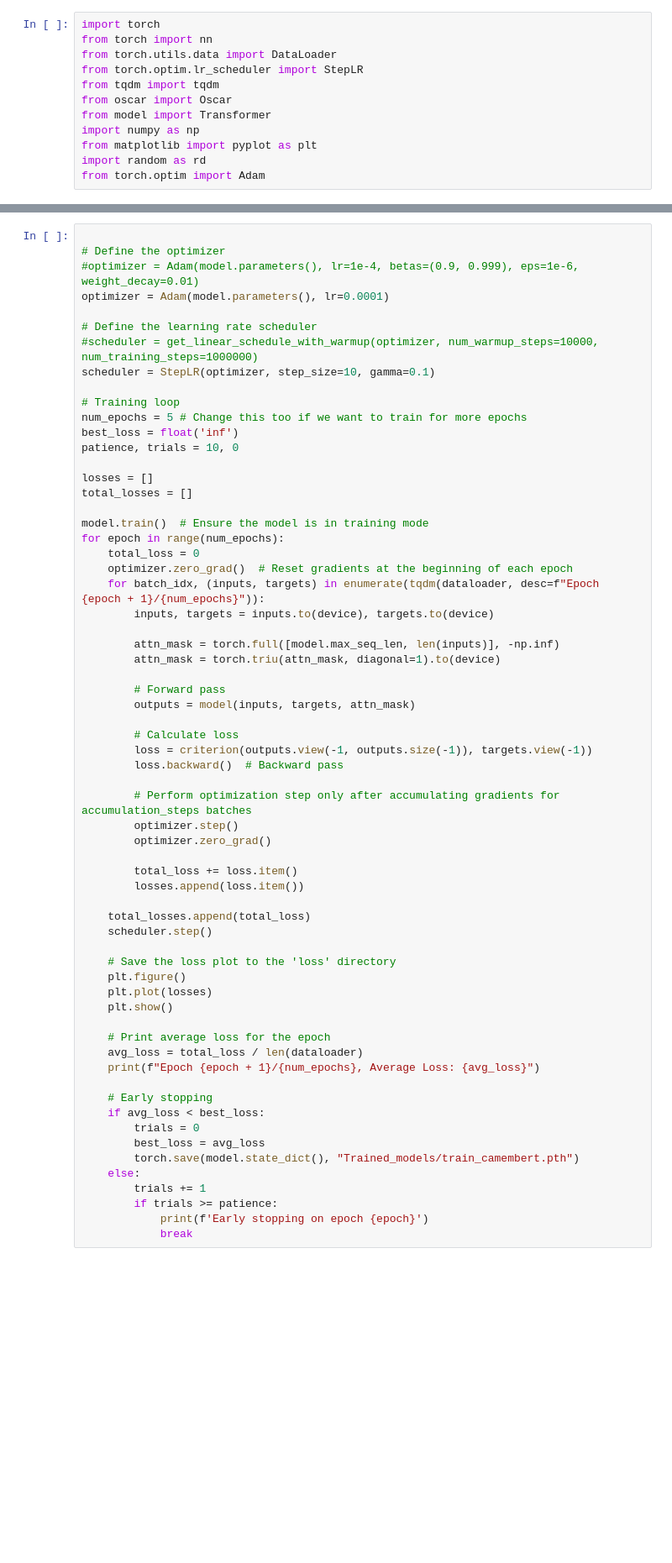
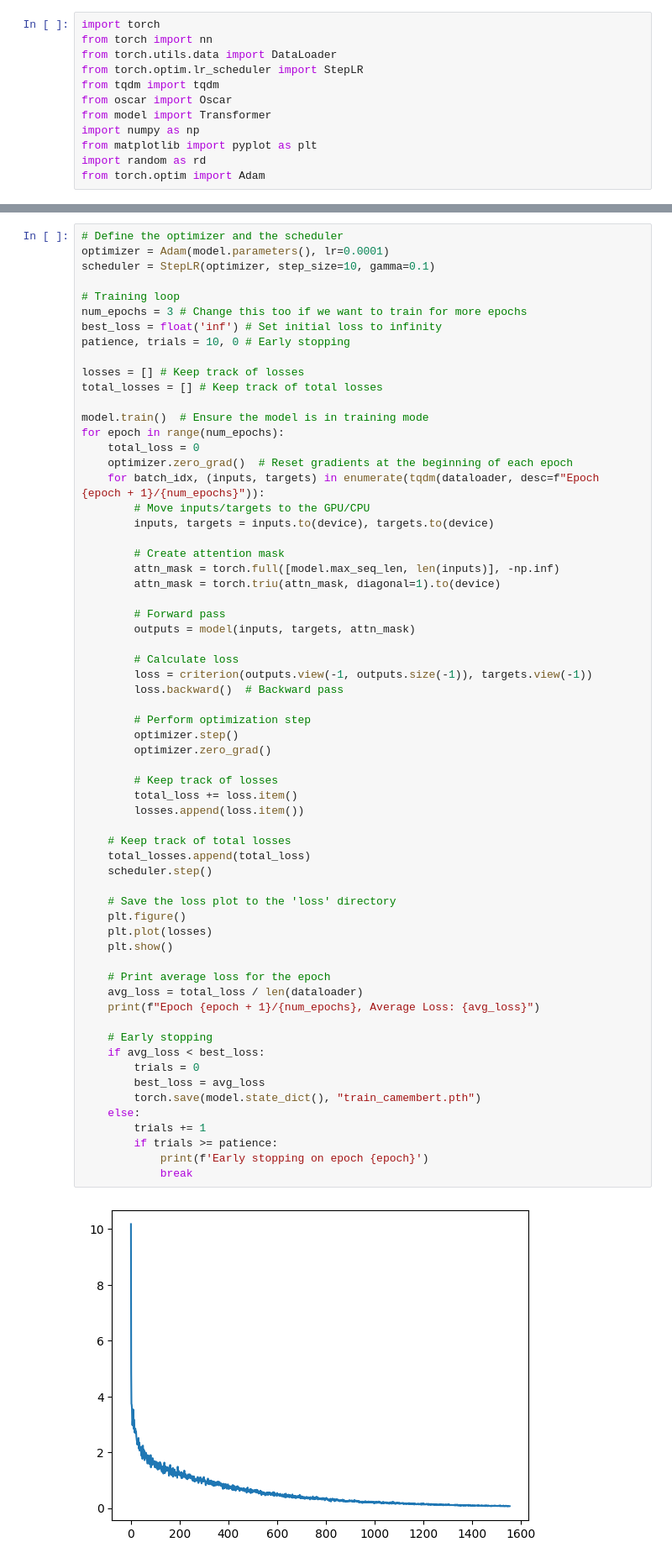
Before and after one commit to marceaunahon/camemBERT, a Jupyter notebook: train_test.ipynb, the cells around one changed output, grey strips where cells are left out. Shown: that part at 84% size. Drawn from its saved outputs; the diff is of its cells as text; blank space fills up the shorter version.

Commit message:
train_test.ipynb clean

```diff
--- a/train_test.ipynb
+++ b/train_test.ipynb
@@ -46,28 +51,25 @@ File Tokenization/oscar_text.txt found.
 # %%
-
-# Define the optimizer
-#optimizer = Adam(model.parameters(), lr=1e-4, betas=(0.9, 0.999), eps=1e-6, weight_decay=0.01)
+# Define the optimizer and the scheduler
 optimizer = Adam(model.parameters(), lr=0.0001)
-
-# Define the learning rate scheduler
-#scheduler = get_linear_schedule_with_warmup(optimizer, num_warmup_steps=10000, num_training_steps=1000000)
 scheduler = StepLR(optimizer, step_size=10, gamma=0.1)
 
 # Training loop
-num_epochs = 5 # Change this too if we want to train for more epochs
-best_loss = float('inf')
-patience, trials = 10, 0
+num_epochs = 3 # Change this too if we want to train for more epochs
+best_loss = float('inf') # Set initial loss to infinity
+patience, trials = 10, 0 # Early stopping
 
-losses = []
-total_losses = []
+losses = [] # Keep track of losses
+total_losses = [] # Keep track of total losses
 
 model.train()  # Ensure the model is in training mode
 for epoch in range(num_epochs):
     total_loss = 0
     optimizer.zero_grad()  # Reset gradients at the beginning of each epoch
     for batch_idx, (inputs, targets) in enumerate(tqdm(dataloader, desc=f"Epoch {epoch + 1}/{num_epochs}")):
+        # Move inputs/targets to the GPU/CPU
         inputs, targets = inputs.to(device), targets.to(device)
 
+        # Create attention mask
         attn_mask = torch.full([model.max_seq_len, len(inputs)], -np.inf)
         attn_mask = torch.triu(attn_mask, diagonal=1).to(device)
 
@@ -78,32 +80,36 @@ for epoch in range(num_epochs):
         loss = criterion(outputs.view(-1, outputs.size(-1)), targets.view(-1))
         loss.backward()  # Backward pass
 
-        # Perform optimization step only after accumulating gradients for accumulation_steps batches
+        # Perform optimization step
         optimizer.step()
         optimizer.zero_grad()
 
+        # Keep track of losses
         total_loss += loss.item()
         losses.append(loss.item())
 
+    # Keep track of total losses
     total_losses.append(total_loss)
     scheduler.step()
 
     # Save the loss plot to the 'loss' directory
     plt.figure()
     plt.plot(losses)
     plt.show()
 
     # Print average loss for the epoch
     avg_loss = total_loss / len(dataloader)
     print(f"Epoch {epoch + 1}/{num_epochs}, Average Loss: {avg_loss}")
 
     # Early stopping
     if avg_loss < best_loss:
         trials = 0
         best_loss = avg_loss
-        torch.save(model.state_dict(), "Trained_models/train_camembert.pth")
+        torch.save(model.state_dict(), "train_camembert.pth")
     else:
         trials += 1
         if trials >= patience:
             print(f'Early stopping on epoch {epoch}')
             break
+# %% [output]
+[figure, added]
```
Also changed, not shown: parts of 16 cells of this notebook.
